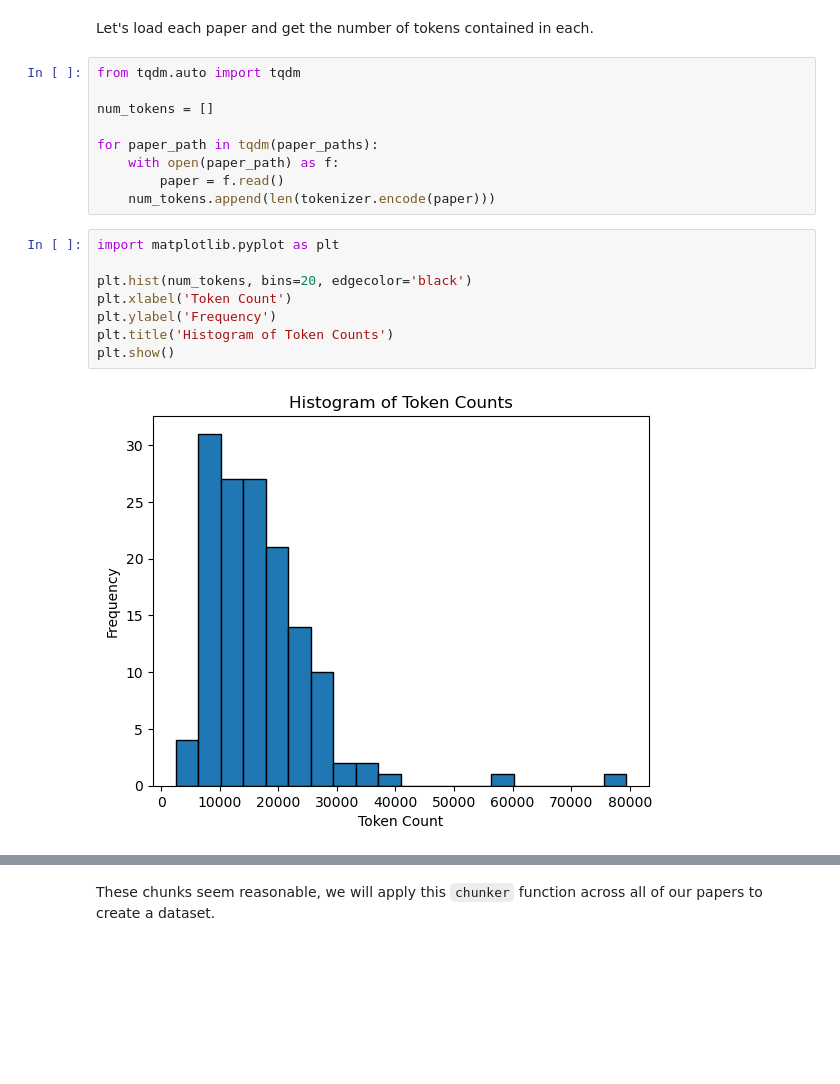
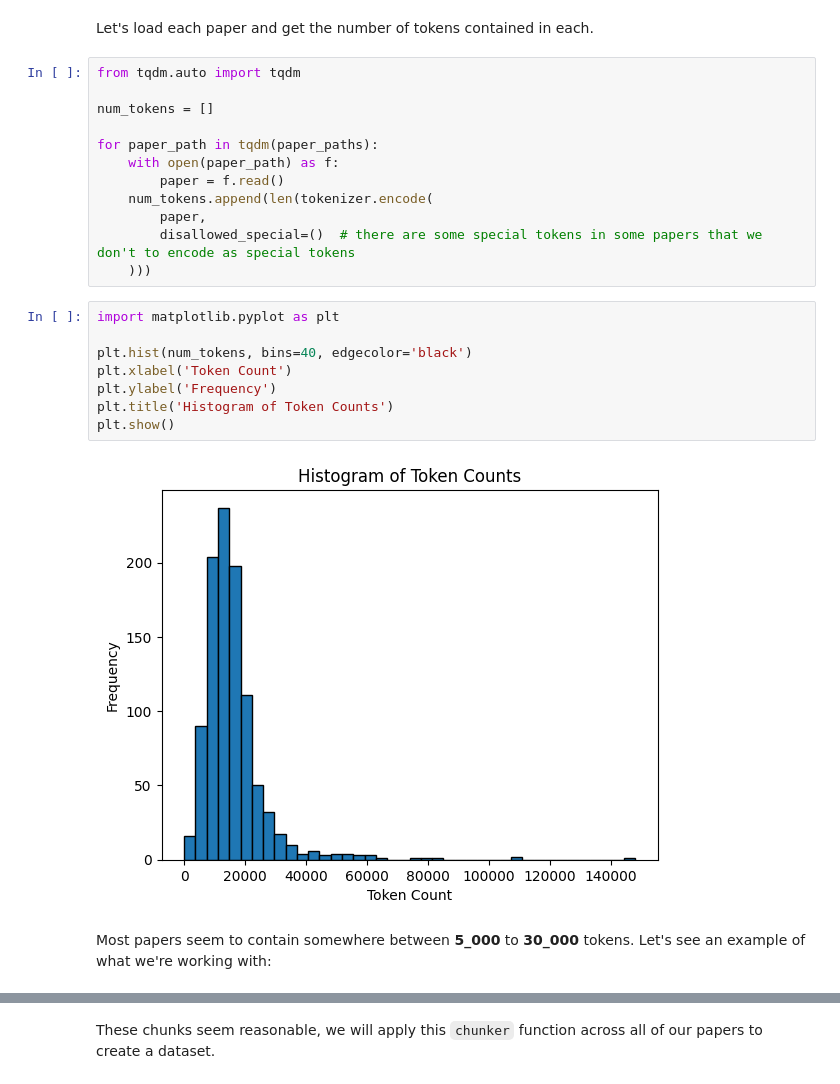
Before and after one commit to aurelio-labs/arxiv-bot, a Jupyter notebook: 01-arxiv-data-builder.ipynb, the cells around one changed output, grey strips where cells are left out. Drawn from its saved outputs; the diff is of its cells as text; blank space fills up the shorter version.

```diff
--- a/01-arxiv-data-builder.ipynb
+++ b/01-arxiv-data-builder.ipynb
@@ -105,14 +105,19 @@ num_tokens = []
 for paper_path in tqdm(paper_paths):
     with open(paper_path) as f:
         paper = f.read()
-    num_tokens.append(len(tokenizer.encode(paper)))
+    num_tokens.append(len(tokenizer.encode(
+        paper,
+        disallowed_special=()  # there are some special tokens in some papers that we don't to encode as special tokens
+    )))
 # %%
 import matplotlib.pyplot as plt
 
-plt.hist(num_tokens, bins=20, edgecolor='black')
+plt.hist(num_tokens, bins=40, edgecolor='black')
 plt.xlabel('Token Count')
 plt.ylabel('Frequency')
 plt.title('Histogram of Token Counts')
 plt.show()
 # %% [output]
-[figure, old version]
+[figure, new version]
+# %% [markdown]
+Most papers seem to contain somewhere between **5_000** to **30_000** tokens. Let's see an example of what we're working with:
```
Also changed, not shown: parts of 41 cells of this notebook, 1 other file.
